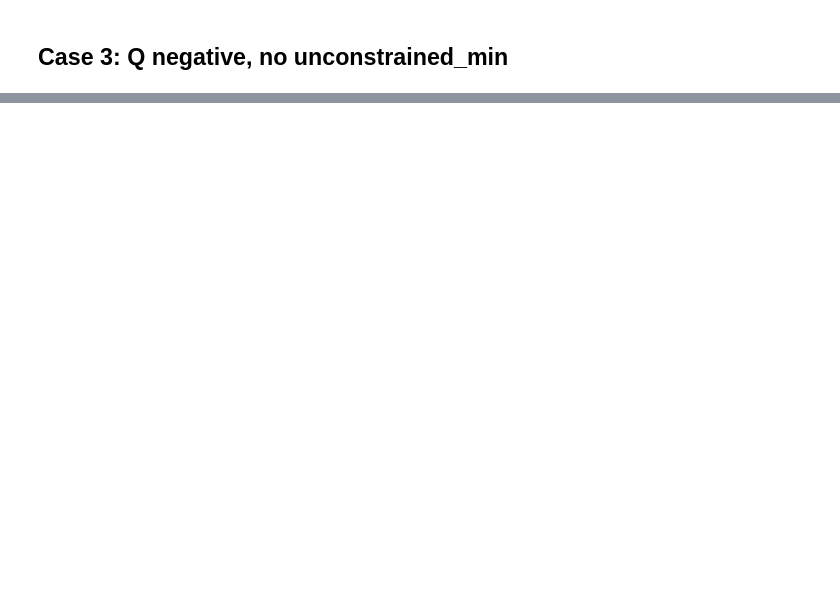
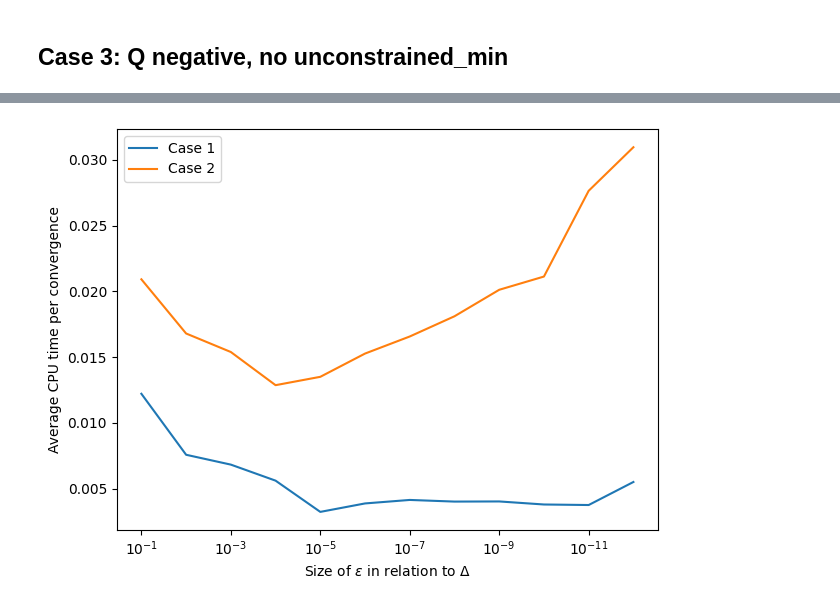
Before and after one commit to spicadust/NO-handins, a Jupyter notebook: NO-handin6/evaluation.ipynb, the cells around one changed output, grey strips where cells are left out. Cells and saved outputs as stored; diff of their text form; code cells hidden in the pictures; blank space fills up the shorter version.

```diff
--- a/NO-handin6/evaluation.ipynb
+++ b/NO-handin6/evaluation.ipynb
@@ -48,10 +49,27 @@ def generate_results (qbrs: list, epsilon: float = 1e-8):
             print(e)
     return qbrx
 
+
 def check_kkts (qbrx: list, atol: float = 1e-5):
     for qbrx in qbrx:
         q, b, r, x_opt = qbrx
         print("KKT: ", check_kkt(x_opt, q, b, r, atol))
+
+def generate_timed_results (qbrs: list, epsilon_scale: float = 1e-8):
+    qbrx = []
+    times = []
+    for qbr in qbrs:
+        q, b, r = qbr
+        epsilon = r * epsilon_scale
+        try:
+            start_time = time.time()
+            x_opt = min_quad(q, b, r, epsilon)
+            end_time = time.time()
+            qbrx.append((q, b, r, x_opt))
+            times.append(end_time - start_time)
+        except Exception as e:
+            print(e)
+    return qbrx, times
 # %% [markdown]
 ## Case 1: Q positive, unconstrained_min feasible
 # %%
@@ -123,0 +146,11 @@ KKT:  None
+# %%
+epsilons = [1e-1, 1e-2, 1e-3, 1e-4, 1e-5, 1e-6, 1e-7, 1e-8, 1e-9, 1e-10, 1e-11, 1e-12]
+case1_times = []
+case2_times = []
+
+for e in epsilons:
+    _, c1_time = generate_timed_results(inputs_1, e)
+    _, c2_time = generate_timed_results(inputs_2, e)
+
+    case1_times.append(np.mean(c1_time))
+    case2_times.append(np.mean(c2_time))
@@ -123,0 +170,14 @@ KKT:  None
+# %%
+plt.plot(epsilons, case1_times, label='Case 1')
+plt.plot(epsilons, case2_times, label='Case 2')
+
+
+plt.xscale('log')
+plt.gca().invert_xaxis()
+plt.xlabel(r'Size of $\epsilon$ in relation to $\Delta$')
+plt.ylabel('Average CPU time per convergence')
+plt.legend()
+plt.tight_layout()
+plt.show()
+# %% [output]
+[figure, added]
```
Also changed, not shown: parts of 6 cells of this notebook.
